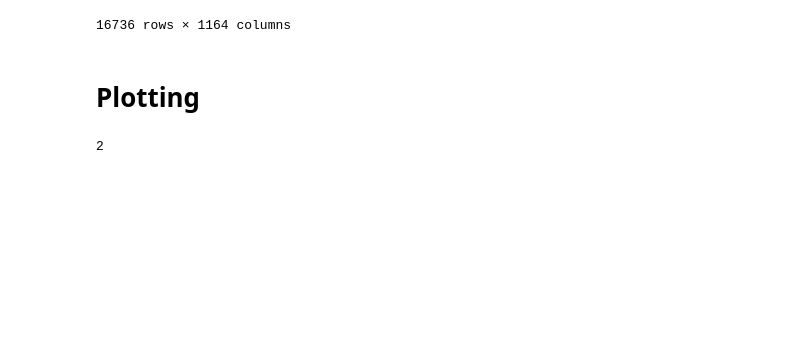
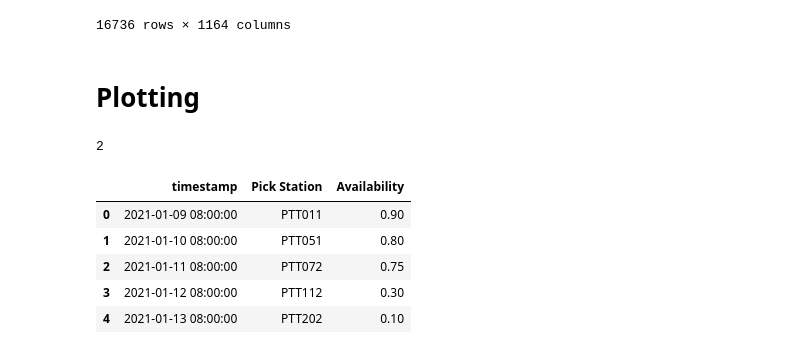
Before and after one commit to ch4413/scs, a Jupyter notebook: notebooks/Basic Model Jamie.ipynb, the cells around one changed output. Saved outputs shown, nothing was run; the diff lists cells and outputs as text; code cells hidden in the pictures; blank space fills up the shorter version.

```diff
--- a/notebooks/Basic Model Jamie.ipynb
+++ b/notebooks/Basic Model Jamie.ipynb
@@ -223,3 +225,14 @@ Test_time = pd.to_timedelta(48,unit='H')
 Test_time.days
 # %% [output]
 2
+# %%
+av = pd.DataFrame({'timestamp':['2021-01-09 08:00:00','2021-01-10 08:00:00','2021-01-11 08:00:00','2021-01-12 08:00:00','2021-01-13 08:00:00'],'Pick Station':['PTT011','PTT051','PTT072','PTT112','PTT202'],'Availability':[0.9,0.8,0.75,0.3,0.1]})
+# %%
+av
+# %% [output]
+|  | timestamp | Pick Station | Availability |
+| 0 | 2021-01-09 08:00:00 | PTT011 | 0.90 |
+| 1 | 2021-01-10 08:00:00 | PTT051 | 0.80 |
+| 2 | 2021-01-11 08:00:00 | PTT072 | 0.75 |
+| 3 | 2021-01-12 08:00:00 | PTT112 | 0.30 |
+| 4 | 2021-01-13 08:00:00 | PTT202 | 0.10 |
```
Also changed, not shown: parts of 1 cell of this notebook, 3 other files.
